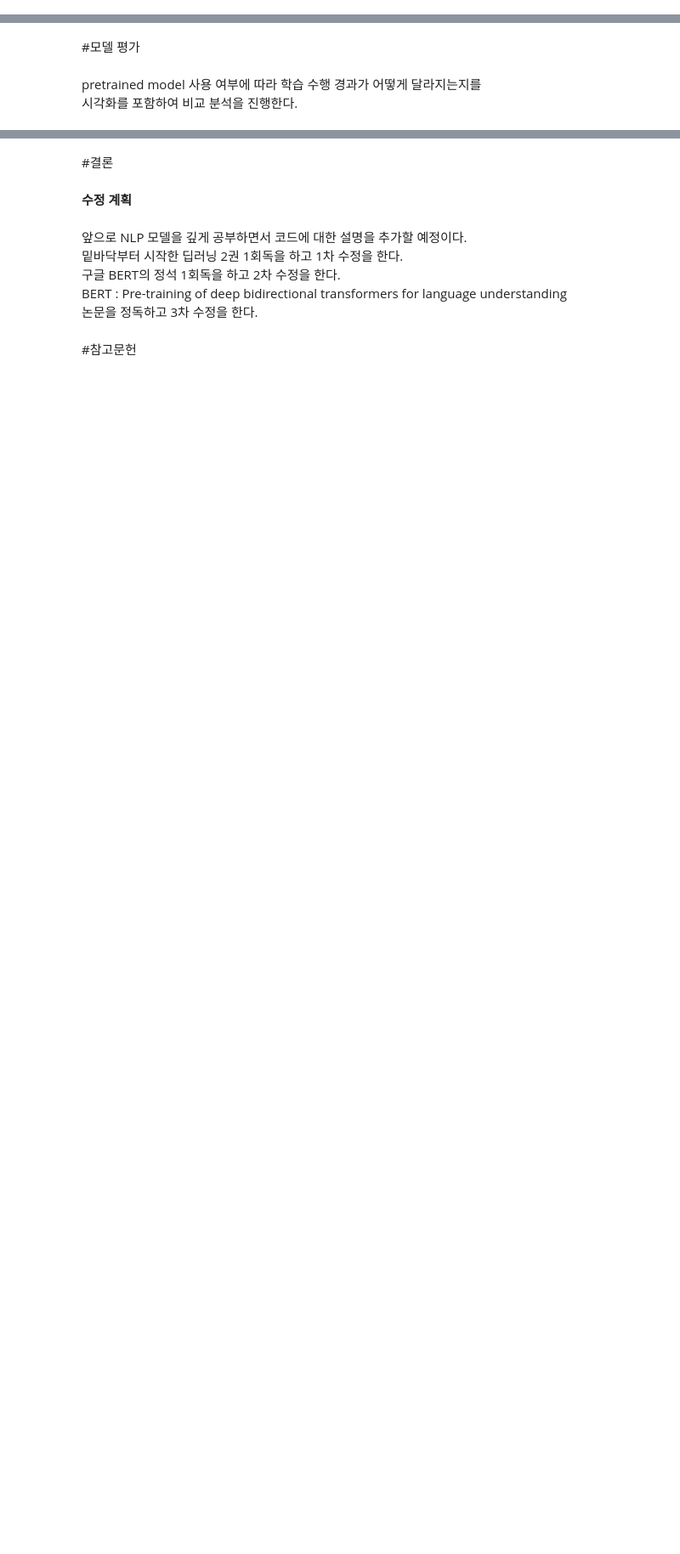
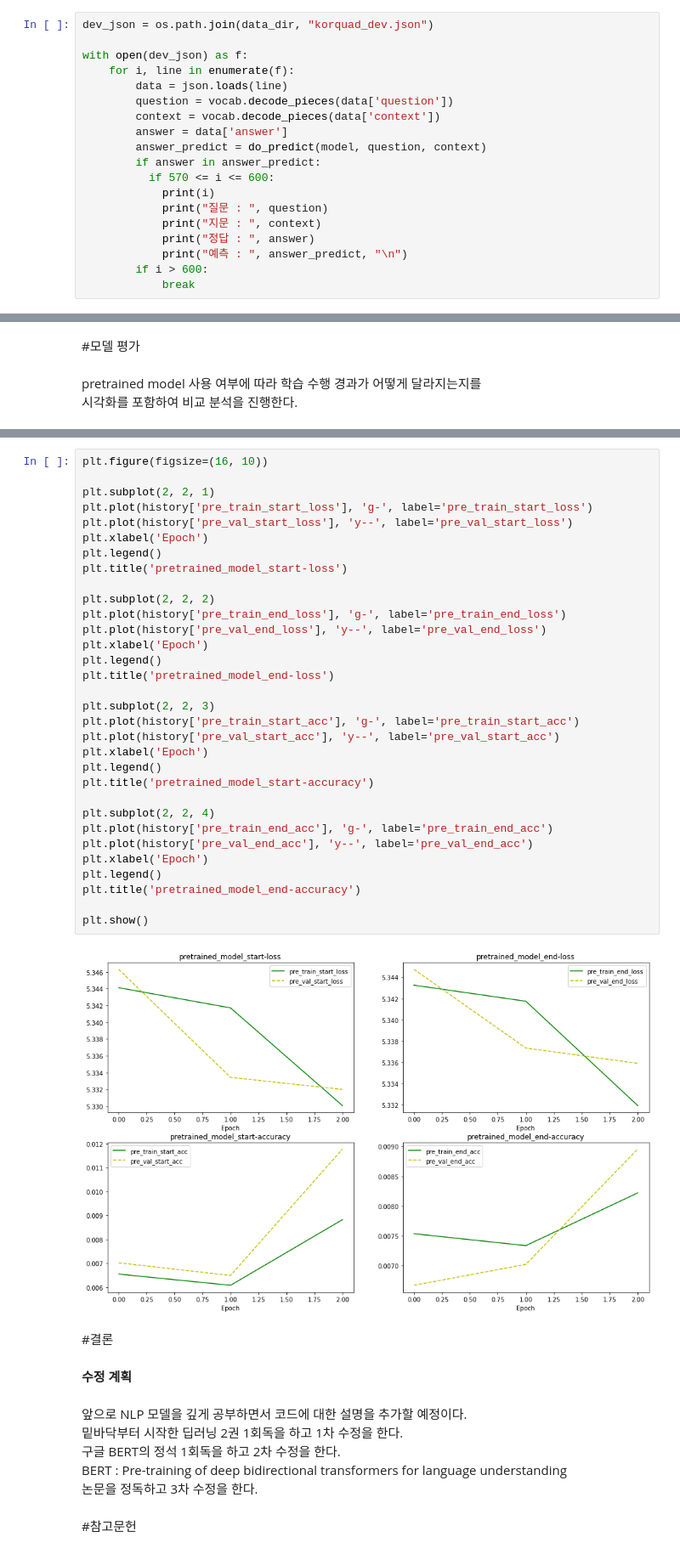
Before and after one commit to minseok0809/aiffel-ai-project, a Jupyter notebook: ai-study/[E_13]BERT(KorQ&A).ipynb, the cells around one changed output, grey strips where cells are left out. Shown at 85% size. Drawn from its saved outputs; the diff is of its cells as text; blank space fills up the shorter version.

```diff
--- a/ai-study/[E_13]BERT(KorQ&A).ipynb
+++ b/ai-study/[E_13]BERT(KorQ&A).ipynb
@@ -1366,0 +1343,19 @@ dev_dataset = tf.data.Dataset.from_tensor_slices((dev_inputs, dev_labels)).batch
+# %%
+dev_json = os.path.join(data_dir, "korquad_dev.json")
+
+with open(dev_json) as f:
+    for i, line in enumerate(f):
+        data = json.loads(line)
+        question = vocab.decode_pieces(data['question'])
+        context = vocab.decode_pieces(data['context'])
+        answer = data['answer']
+        answer_predict = do_predict(model, question, context)
+        if answer in answer_predict:
+          if 570 <= i <= 600:
+            print(i)
+            print("질문 : ", question)
+            print("지문 : ", context)
+            print("정답 : ", answer)
+            print("예측 : ", answer_predict, "\n")
+        if i > 600:
+            break
@@ -1628,3 +1558,37 @@ plt.show()
+# %%
+plt.figure(figsize=(16, 10))
+
+plt.subplot(2, 2, 1)
+plt.plot(history['pre_train_start_loss'], 'g-', label='pre_train_start_loss')
+plt.plot(history['pre_val_start_loss'], 'y--', label='pre_val_start_loss')
+plt.xlabel('Epoch')
+plt.legend()
+plt.title('pretrained_model_start-loss')
+
+plt.subplot(2, 2, 2)
+plt.plot(history['pre_train_end_loss'], 'g-', label='pre_train_end_loss')
+plt.plot(history['pre_val_end_loss'], 'y--', label='pre_val_end_loss')
+plt.xlabel('Epoch')
+plt.legend()
+plt.title('pretrained_model_end-loss')
+
+plt.subplot(2, 2, 3)
+plt.plot(history['pre_train_start_acc'], 'g-', label='pre_train_start_acc')
+plt.plot(history['pre_val_start_acc'], 'y--', label='pre_val_start_acc')
+plt.xlabel('Epoch')
+plt.legend()
+plt.title('pretrained_model_start-accuracy')
+
+plt.subplot(2, 2, 4)
+plt.plot(history['pre_train_end_acc'], 'g-', label='pre_train_end_acc')
+plt.plot(history['pre_val_end_acc'], 'y--', label='pre_val_end_acc')
+plt.xlabel('Epoch')
+plt.legend()
+plt.title('pretrained_model_end-accuracy')
+
+plt.show()
+# %% [output]
+[figure, added]
 # %% [markdown]
 #결론
 # %% [markdown]
```
Also changed, not shown: parts of 113 cells of this notebook, 4 other files.
